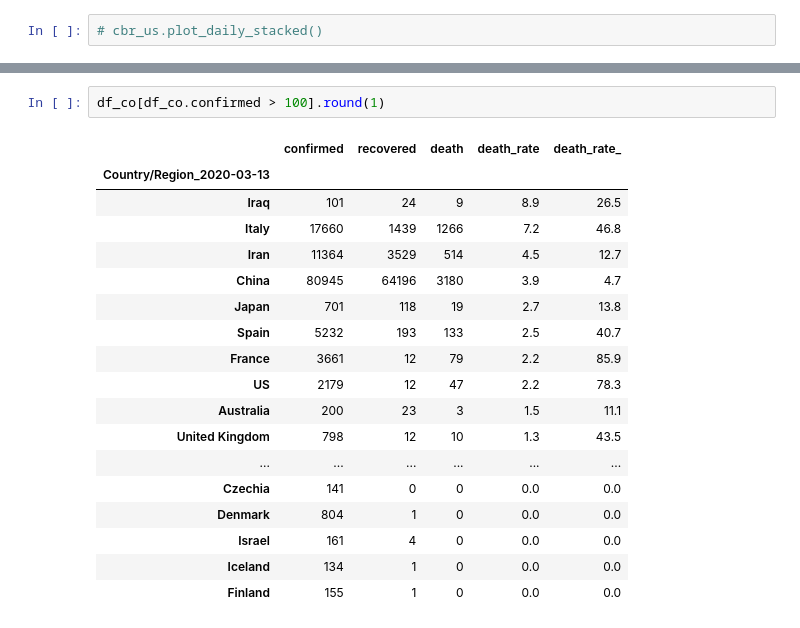
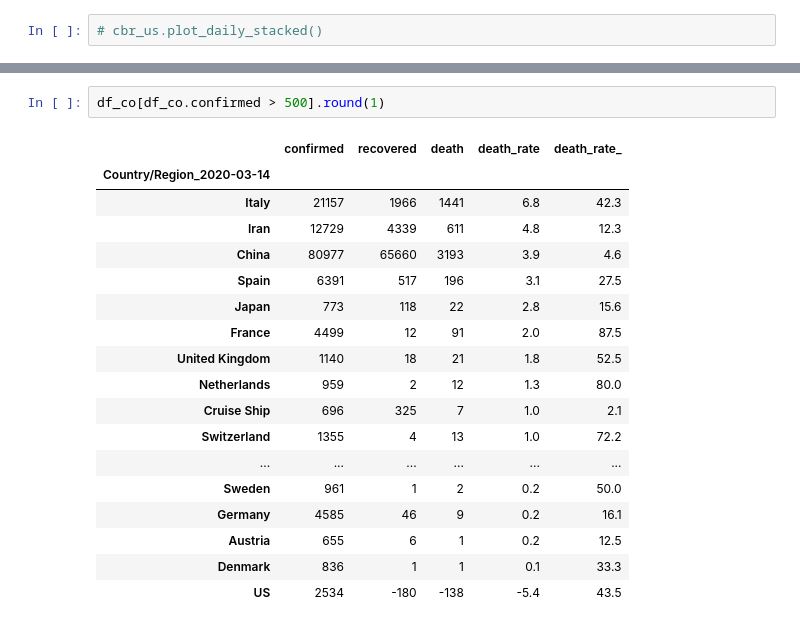
Before and after one commit to cs224/covid-19-data-analysis, a Jupyter notebook: covid-19-data-analysis.ipynb, the cells around one changed output, grey strips where cells are left out. Saved outputs shown, nothing was run; the diff lists cells and outputs as text.

```diff
--- a/covid-19-data-analysis.ipynb
+++ b/covid-19-data-analysis.ipynb
@@ -275,21 +291,21 @@ df_co.head()
 # %%
-df_co[df_co.confirmed > 100].round(1)
+df_co[df_co.confirmed > 500].round(1)
 # %% [output]
 |  | confirmed | recovered | death | death_rate | death_rate_ |
-| Country/Region_2020-03-13 |  |  |  |  |  |
-| Iraq | 101 | 24 | 9 | 8.9 | 26.5 |
-| Italy | 17660 | 1439 | 1266 | 7.2 | 46.8 |
-| Iran | 11364 | 3529 | 514 | 4.5 | 12.7 |
-| China | 80945 | 64196 | 3180 | 3.9 | 4.7 |
-| Japan | 701 | 118 | 19 | 2.7 | 13.8 |
-| Spain | 5232 | 193 | 133 | 2.5 | 40.7 |
-| France | 3661 | 12 | 79 | 2.2 | 85.9 |
-| US | 2179 | 12 | 47 | 2.2 | 78.3 |
-| Australia | 200 | 23 | 3 | 1.5 | 11.1 |
-| United Kingdom | 798 | 12 | 10 | 1.3 | 43.5 |
+| Country/Region_2020-03-14 |  |  |  |  |  |
+| Italy | 21157 | 1966 | 1441 | 6.8 | 42.3 |
+| Iran | 12729 | 4339 | 611 | 4.8 | 12.3 |
+| China | 80977 | 65660 | 3193 | 3.9 | 4.6 |
+| Spain | 6391 | 517 | 196 | 3.1 | 27.5 |
+| Japan | 773 | 118 | 22 | 2.8 | 15.6 |
+| France | 4499 | 12 | 91 | 2.0 | 87.5 |
+| United Kingdom | 1140 | 18 | 21 | 1.8 | 52.5 |
+| Netherlands | 959 | 2 | 12 | 1.3 | 80.0 |
+| Cruise Ship | 696 | 325 | 7 | 1.0 | 2.1 |
+| Switzerland | 1355 | 4 | 13 | 1.0 | 72.2 |
 | ... | ... | ... | ... | ... | ... |
-| Czechia | 141 | 0 | 0 | 0.0 | 0.0 |
-| Denmark | 804 | 1 | 0 | 0.0 | 0.0 |
-| Israel | 161 | 4 | 0 | 0.0 | 0.0 |
-| Iceland | 134 | 1 | 0 | 0.0 | 0.0 |
-| Finland | 155 | 1 | 0 | 0.0 | 0.0 |
+| Sweden | 961 | 1 | 2 | 0.2 | 50.0 |
+| Germany | 4585 | 46 | 9 | 0.2 | 16.1 |
+| Austria | 655 | 6 | 1 | 0.2 | 12.5 |
+| Denmark | 836 | 1 | 1 | 0.1 | 33.3 |
+| US | 2534 | -180 | -138 | -5.4 | 43.5 |
```
Also changed, not shown: parts of 28 cells of this notebook, 3 other files.
